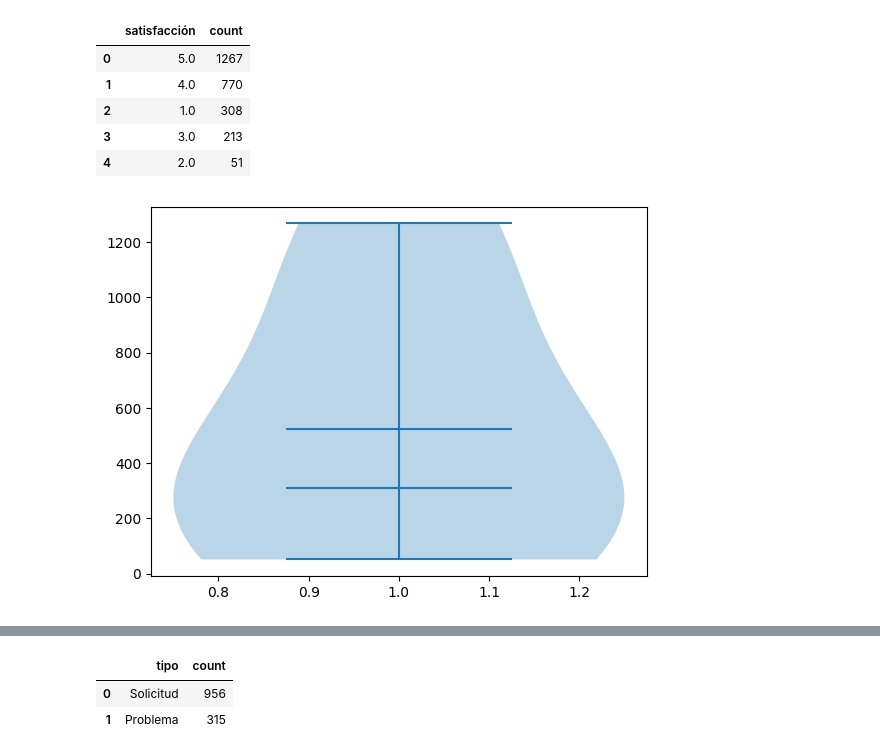
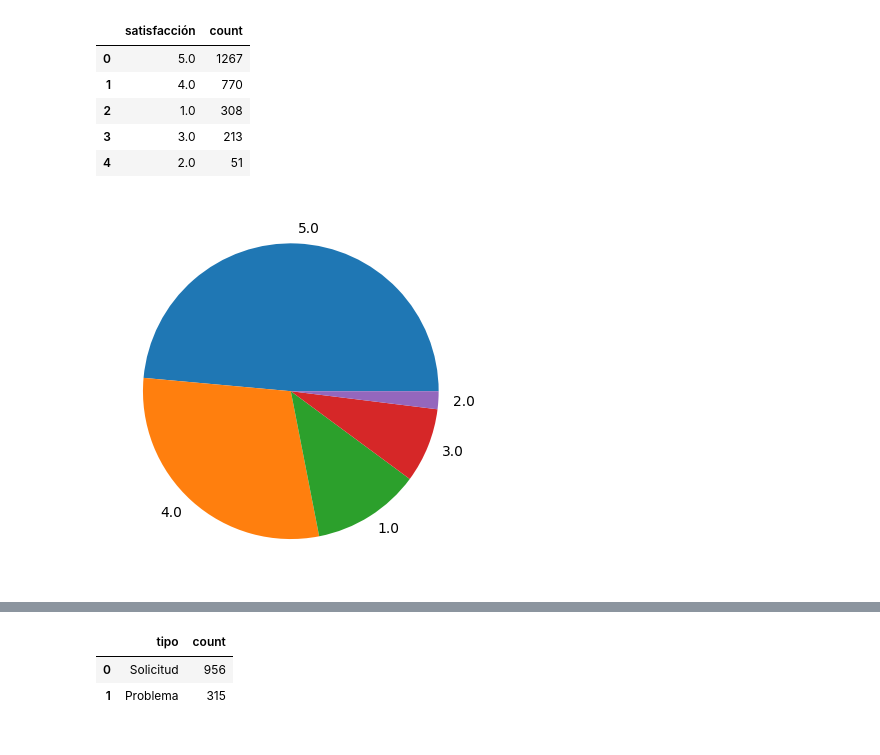
Before and after one commit to NataliaBarquin/Adalab_Pair_programming_3_numpy_pandas_visualizacion, a Jupyter notebook: pair_matplotlib.ipynb, the cells around one changed output, grey strips where cells are left out. Drawn from its saved outputs; the diff is of its cells as text; code cells hidden in the pictures.

```diff
--- a/pair_matplotlib.ipynb
+++ b/pair_matplotlib.ipynb
@@ -91,10 +91,10 @@ satis1
 | 4 | 2.0 | 51 |
 # %%
 plt.figure()
-plt.violinplot(nuevo_df['satisfacción'].value_counts(), showmedians = True, showmeans= True)
+plt.pie(satis1["count"], labels=satis1["satisfacción"], radius= 1)
 plt.show()
 # %% [output]
-[figure, old version]
+[figure, new version]
 # %%
 # En el ejercicio anterior hemos filtrado por "Software", realizar los mismos ejercicios que en el ejercicio 2, solo que en este caso filtrar por "Hardware"
 # %%
```
Also changed, not shown: parts of 1 cell of this notebook.
